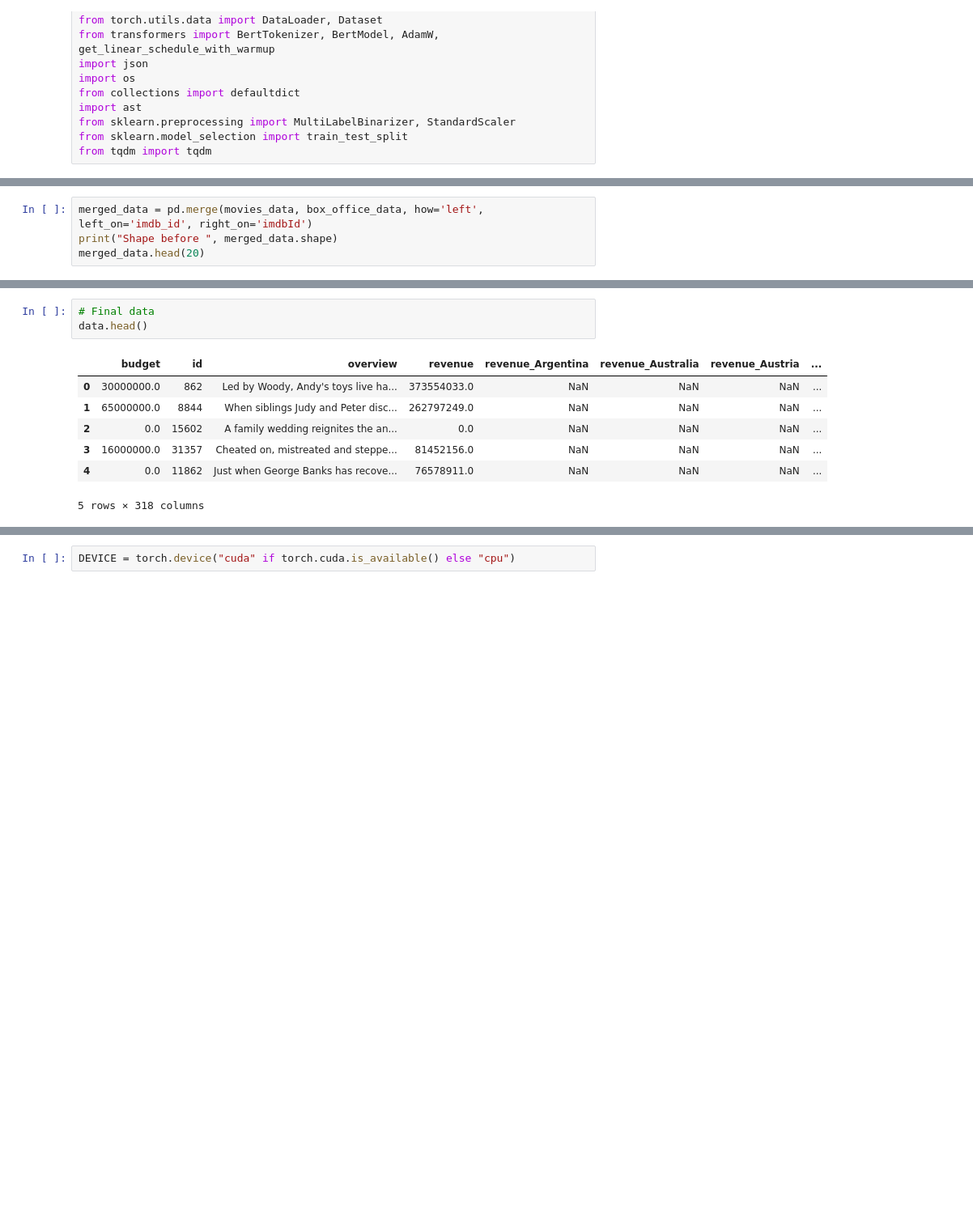
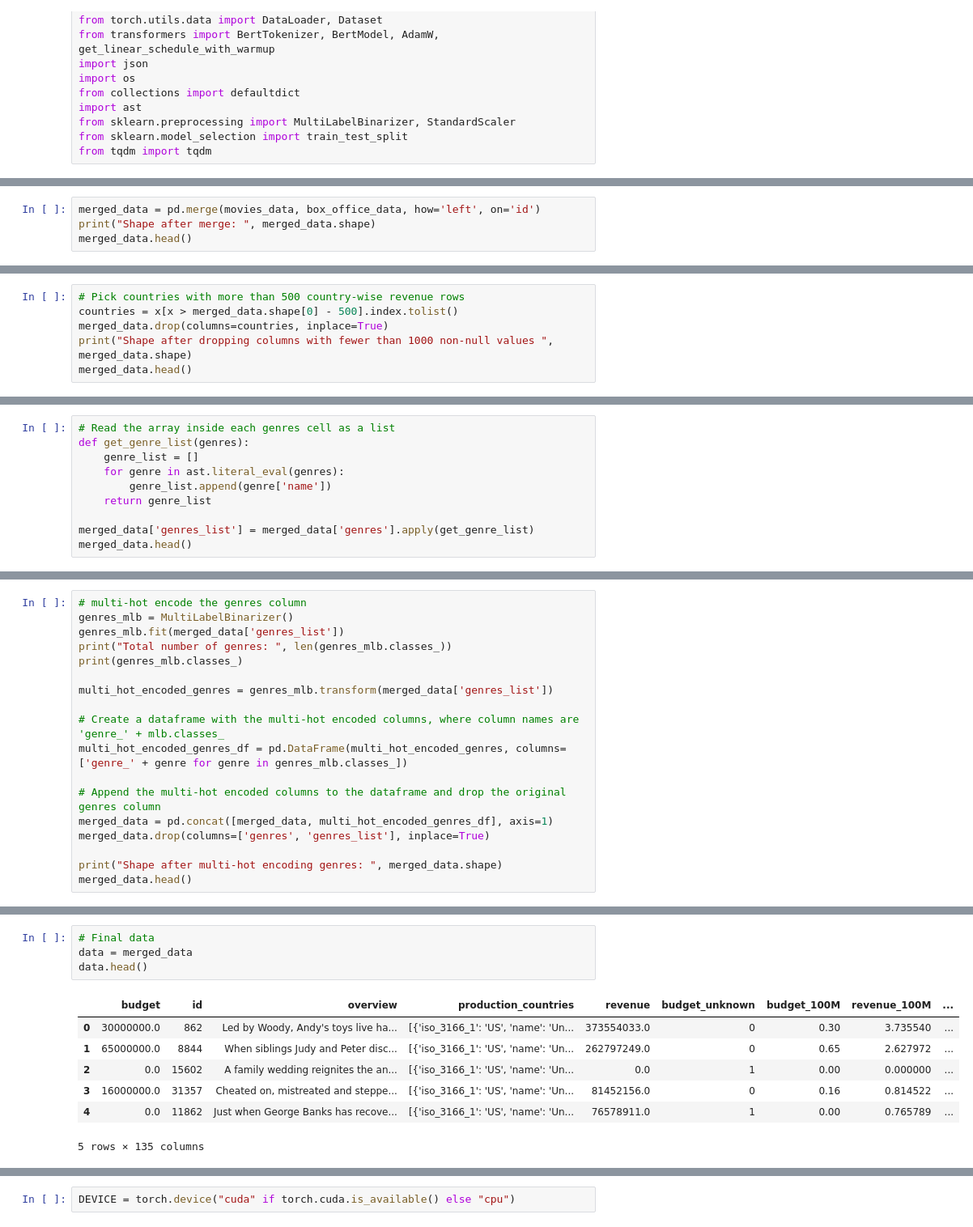
Before and after one commit to kshitij79/Cine-Sage-Insights, a Jupyter notebook: model_experiments/DVATeam20_BERT_n_regression_models.ipynb, the cells around one changed output, grey strips where cells are left out. Shown: that part at 81% size. Saved outputs shown, nothing was run; the diff lists cells and outputs as text; blank space fills up the shorter version.

```diff
--- a/model_experiments/DVATeam20_BERT_n_regression_models.ipynb
+++ b/model_experiments/DVATeam20_BERT_n_regression_models.ipynb
@@ -93,5 +237,5 @@ dtype: object
 # %%
-merged_data = pd.merge(movies_data, box_office_data, how='left', left_on='imdb_id', right_on='imdbId')
-print("Shape before ", merged_data.shape)
-merged_data.head(20)
+merged_data = pd.merge(movies_data, box_office_data, how='left', on='id')
+print("Shape after merge: ", merged_data.shape)
+merged_data.head()
 # %% [output]
@@ -154,0 +295,6 @@ Length: 384, dtype: int64
+# %%
+# Pick countries with more than 500 country-wise revenue rows
+countries = x[x > merged_data.shape[0] - 500].index.tolist()
+merged_data.drop(columns=countries, inplace=True)
+print("Shape after dropping columns with fewer than 1000 non-null values ", merged_data.shape)
+merged_data.head()
@@ -244,0 +371,10 @@ data['budget_unknown'] = data['budget'].apply(lambda x: 1 if x == 0.0 else 0)
+# %%
+# Read the array inside each genres cell as a list
+def get_genre_list(genres):
+    genre_list = []
+    for genre in ast.literal_eval(genres):
+        genre_list.append(genre['name'])
+    return genre_list
+
+merged_data['genres_list'] = merged_data['genres'].apply(get_genre_list)
+merged_data.head()
@@ -244,0 +389,18 @@ data['budget_unknown'] = data['budget'].apply(lambda x: 1 if x == 0.0 else 0)
+# %%
+# multi-hot encode the genres column
+genres_mlb = MultiLabelBinarizer()
+genres_mlb.fit(merged_data['genres_list'])
+print("Total number of genres: ", len(genres_mlb.classes_))
+print(genres_mlb.classes_)
+
+multi_hot_encoded_genres = genres_mlb.transform(merged_data['genres_list'])
+
+# Create a dataframe with the multi-hot encoded columns, where column names are 'genre_' + mlb.classes_
+multi_hot_encoded_genres_df = pd.DataFrame(multi_hot_encoded_genres, columns=['genre_' + genre for genre in genres_mlb.classes_])
+
+# Append the multi-hot encoded columns to the dataframe and drop the original genres column
+merged_data = pd.concat([merged_data, multi_hot_encoded_genres_df], axis=1)
+merged_data.drop(columns=['genres', 'genres_list'], inplace=True)
+
+print("Shape after multi-hot encoding genres: ", merged_data.shape)
+merged_data.head()
@@ -251,11 +428,12 @@ Rows with any Na values except in revenue cols:  0
 # %%
 # Final data
+data = merged_data
 data.head()
 # %% [output]
-|  | budget | id | overview | revenue | revenue_Argentina | revenue_Australia | revenue_Austria | ... |
-| 0 | 30000000.0 | 862 | Led by Woody, Andy's toys live ha... | 373554033.0 | NaN | NaN | NaN | ... |
-| 1 | 65000000.0 | 8844 | When siblings Judy and Peter disc... | 262797249.0 | NaN | NaN | NaN | ... |
-| 2 | 0.0 | 15602 | A family wedding reignites the an... | 0.0 | NaN | NaN | NaN | ... |
-| 3 | 16000000.0 | 31357 | Cheated on, mistreated and steppe... | 81452156.0 | NaN | NaN | NaN | ... |
-| 4 | 0.0 | 11862 | Just when George Banks has recove... | 76578911.0 | NaN | NaN | NaN | ... |
+|  | budget | id | overview | production_countries | revenue | budget_unknown | budget_100M | revenue_100M | ... |
+| 0 | 30000000.0 | 862 | Led by Woody, Andy's toys live ha... | [{'iso_3166_1': 'US', 'name': 'Un... | 373554033.0 | 0 | 0.30 | 3.735540 | ... |
+| 1 | 65000000.0 | 8844 | When siblings Judy and Peter disc... | [{'iso_3166_1': 'US', 'name': 'Un... | 262797249.0 | 0 | 0.65 | 2.627972 | ... |
+| 2 | 0.0 | 15602 | A family wedding reignites the an... | [{'iso_3166_1': 'US', 'name': 'Un... | 0.0 | 1 | 0.00 | 0.000000 | ... |
+| 3 | 16000000.0 | 31357 | Cheated on, mistreated and steppe... | [{'iso_3166_1': 'US', 'name': 'Un... | 81452156.0 | 0 | 0.16 | 0.814522 | ... |
+| 4 | 0.0 | 11862 | Just when George Banks has recove... | [{'iso_3166_1': 'US', 'name': 'Un... | 76578911.0 | 1 | 0.00 | 0.765789 | ... |
-5 rows × 318 columns
+5 rows × 135 columns
```
Also changed, not shown: parts of 60 cells of this notebook.
